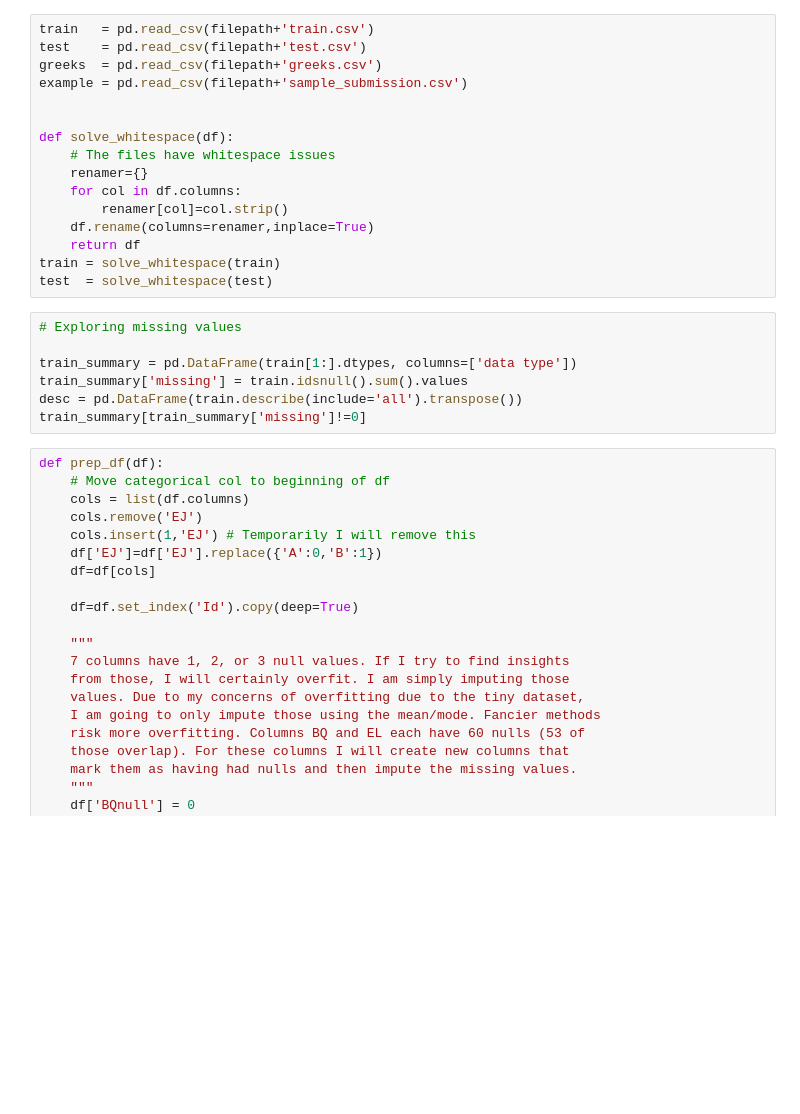
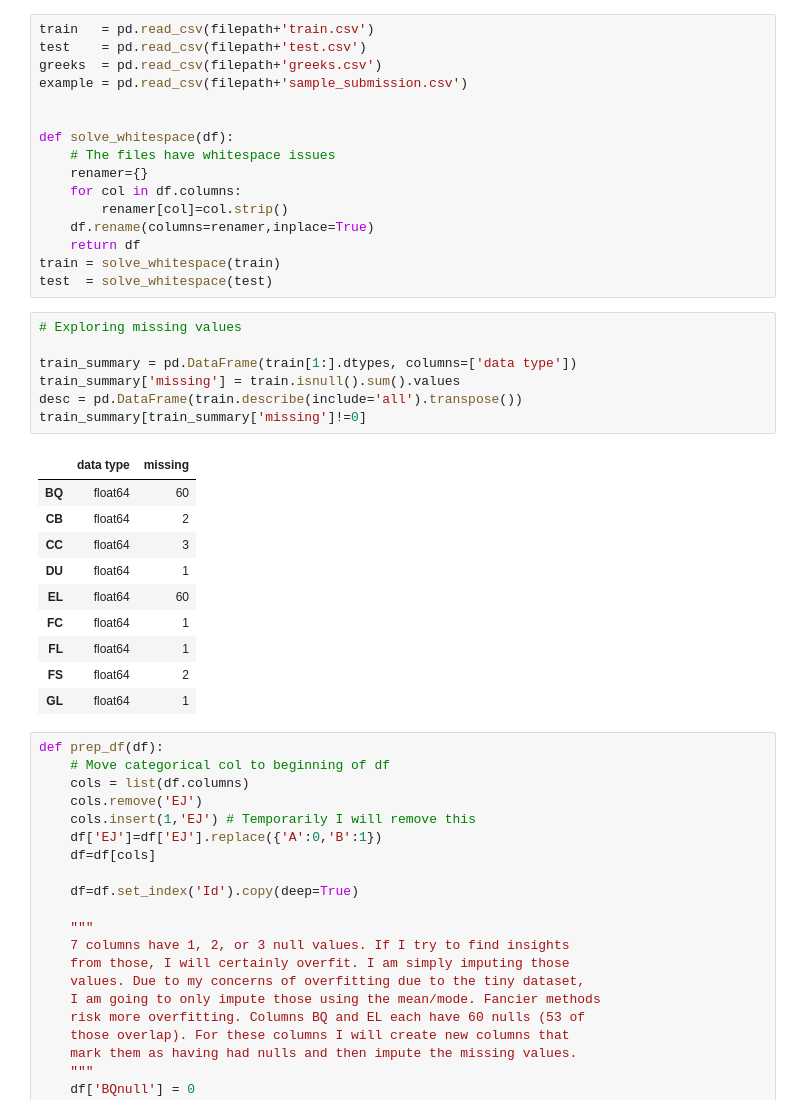
Before and after one commit to AndrewTGraham/Health-AI, a Jupyter notebook: v3.ipynb, the cells around one changed output. Drawn from its saved outputs; the diff is of its cells as text; blank space fills up the shorter version.

```diff
--- a/v3.ipynb
+++ b/v3.ipynb
@@ -51,10 +53,21 @@ test  = solve_whitespace(test)
 # %%
 # Exploring missing values
 
 train_summary = pd.DataFrame(train[1:].dtypes, columns=['data type'])
-train_summary['missing'] = train.idsnull().sum().values
+train_summary['missing'] = train.isnull().sum().values
 desc = pd.DataFrame(train.describe(include='all').transpose())
 train_summary[train_summary['missing']!=0]
+# %% [output]
+|  | data type | missing |
+| BQ | float64 | 60 |
+| CB | float64 | 2 |
+| CC | float64 | 3 |
+| DU | float64 | 1 |
+| EL | float64 | 60 |
+| FC | float64 | 1 |
+| FL | float64 | 1 |
+| FS | float64 | 2 |
+| GL | float64 | 1 |
 # %%
 def prep_df(df):
     # Move categorical col to beginning of df
```
Also changed, not shown: parts of 8 cells of this notebook, 1 other file.
